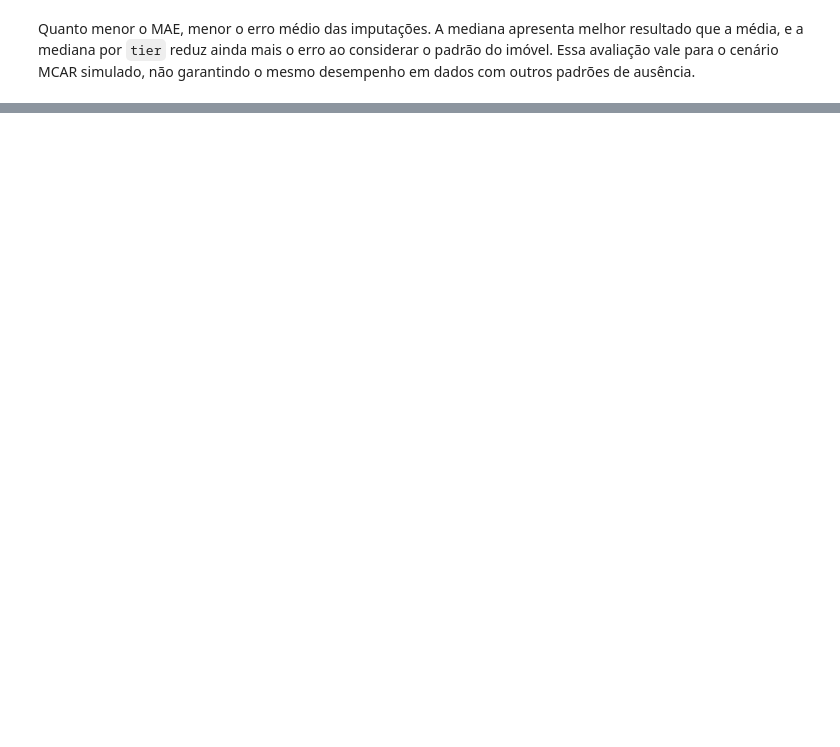
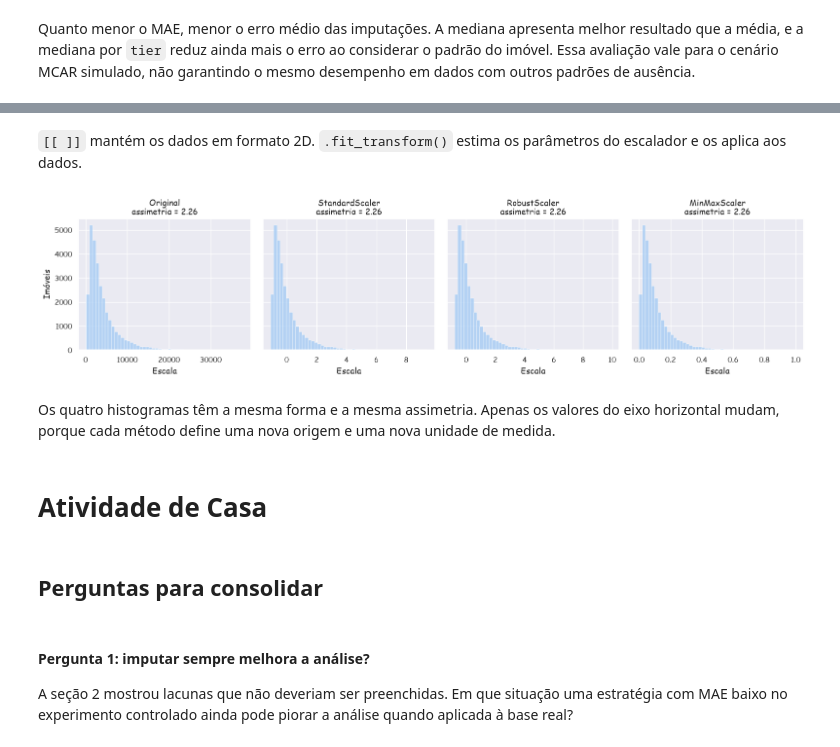
Before and after one commit to JoaoMAraujoJr/DataScience_2026.2, a Jupyter notebook: jupyters/Imputação e Normalização.ipynb, the cells around one changed output, grey strips where cells are left out. Drawn from its saved outputs; the diff is of its cells as text; code cells hidden in the pictures; blank space fills up the shorter version.

```diff
--- a/jupyters/Imputação e Normalização.ipynb
+++ b/jupyters/Imputação e Normalização.ipynb
@@ -416,0 +480,42 @@ Quanto menor o MAE, menor o erro médio das imputações. A mediana apresenta me
+# %%
+#aplicando o scalers no alguel
+
+aluguel_df = imoveis_true[["aluguel_mensal"]]
+
+scaled ={
+"Original": aluguel_df.aluguel_mensal.to_numpy(),
+
+"StandardScaler": StandardScaler().fit_transform(aluguel_df).ravel(),
+
+"RobustScaler" : RobustScaler().fit_transform(aluguel_df).ravel(),
+
+"MinMaxScaler" : MinMaxScaler().fit_transform(aluguel_df).ravel()
+}
+# %% [markdown]
+`[[ ]]` mantém os dados em formato 2D. `.fit_transform()` estima os parâmetros do escalador e os aplica aos dados.
+# %%
+# Histograma do aluguel em cada escala
+fig, axes = plt.subplots(1, 4, figsize=(16, 4), sharey=True)
+
+for ax, (label, values) in zip(axes, scaled.items()):
+    sns.histplot(values, bins=50, ax=ax)
+    ax.set(
+        title=f"{label}\nassimetria = {stats.skew(values):.2f}",
+        xlabel="Escala",
+        ylabel="Imóveis",
+    )
+
+plt.tight_layout()
+plt.show()
+# %% [output]
+[figure, added]
+# %% [markdown]
+Os quatro histogramas têm a mesma forma e a mesma assimetria. Apenas os valores do eixo horizontal mudam, porque cada método define uma nova origem e uma nova unidade de medida.
+# %% [markdown]
+# Atividade de Casa
+# %% [markdown]
+## Perguntas para consolidar
+# %% [markdown]
+#### Pergunta 1: imputar sempre melhora a análise?
+
+A seção 2 mostrou lacunas que não deveriam ser preenchidas. Em que situação uma estratégia com MAE baixo no experimento controlado ainda pode piorar a análise quando aplicada à base real?
```
Also changed, not shown: parts of 17 cells of this notebook.
